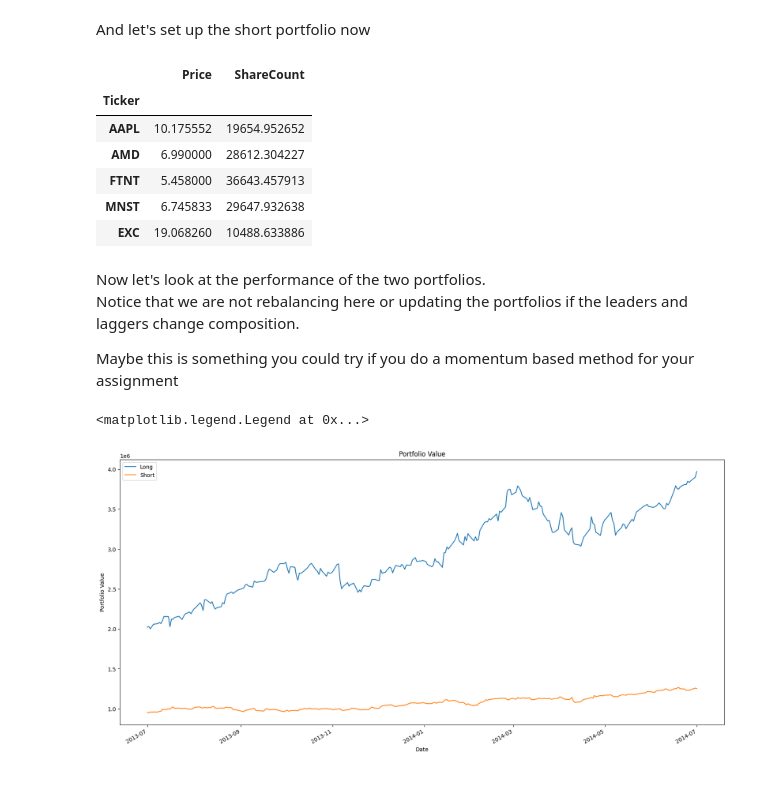
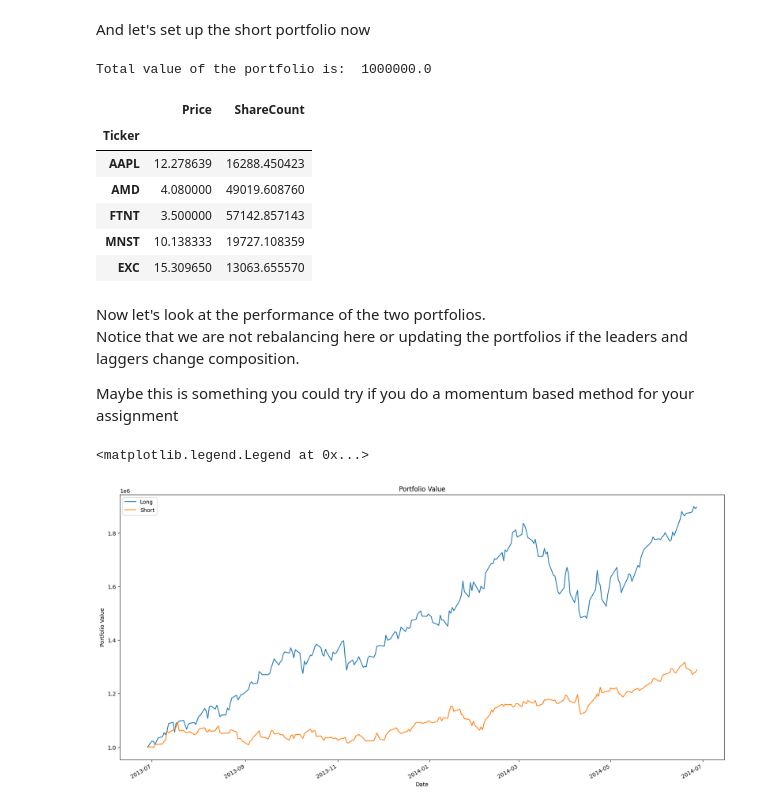
Before and after one commit to howesrichard/CodeFinModUQ, a Jupyter notebook: momentumRH.ipynb, the cells around one changed output. Saved outputs shown, nothing was run; the diff lists cells and outputs as text; code cells hidden in the pictures.

```diff
--- a/momentumRH.ipynb
+++ b/momentumRH.ipynb
@@ -117,19 +117,24 @@ hPricesDT
 # set signal period and convert to timestamps
 signal_start_date = '2012-07-01'
 signal_start_date = pd.Timestamp(signal_start_date)
+
 # set signgal_end_date to be 1 year after signal_start_date
-signal_end_date = signal_start_date + signal_end_date.DateOffset(years=1)
-print(signal_end_date)
-
+signal_end_date = signal_start_date + pd.DateOffset(years=1) + pd.DateOffset(days=-1)
 
 # create a dataframe called signalDT that contains the prices for the signal period
 signalDT = pd.DataFrame()
-signalDT = hPricesDT[signal_start_date:+ signal_end_date.DateOffset(years=1)]
-
-# print the last record of signalDT
-print(hPricesDT[signal_start_date:signal_end_date])
+signalDT = hPricesDT[signal_start_date:signal_end_date]
+print(hPricesDT[signal_start_date+pd.DateOffset(days=-5):signal_start_date+pd.DateOffset(days=+5)]['AAPL'])
 
 # convert the prices to index values and put them in a dataframe called signalIndexDT
 signalIndexDT = pd.DataFrame()
 signalIndexDT = signalDT / signalDT.iloc[0]
+print(signalIndexDT[signal_start_date+pd.DateOffset(days=-5):signal_start_date+pd.DateOffset(days=+5)]['AAPL'])
+
+# reset the signal dates to the first and last dates in the signalIndexDT dataframe index (noting that holidays and weekends will be skipped)
+signal_start_date = signalIndexDT.index[0]
+signal_end_date = signalIndexDT.index[-1]
+print(signal_start_date)
+print(signal_end_date)
+print(signalIndexDT[signal_end_date:signal_end_date]['AAPL'])
 # %% [output]
@@ -137,21 +158,17 @@ AttributeError: 'Timestamp' object has no attribute 'DateOffset'
 # %%
 # create a list of the 5 tickers with the highest index numbers at the end of the period
-top5 = []
 top5 = signalIndexDT.iloc[-1].nlargest(5).index.tolist()
 
-
 # create a list of the 5 tickers with the lowest index numbers at the end of the period
-bottom5 = []
 bottom5 = signalIndexDT.iloc[-1].nsmallest(5).index.tolist()
 
 # create a list of the other tickers
-otherTickers = []
 otherTickers = signalIndexDT.columns.tolist()
 for ticker in top5:
     otherTickers.remove(ticker)
 for ticker in bottom5:
     otherTickers.remove(ticker)
 
-top5, bottom5
+top5, bottom5, otherTickers
 # %% [output]
 (['TSLA', 'NFLX', 'TMUS', 'MU', 'GILD'],
@@ -182,8 +218,8 @@ opening_portfolio_value = 1000000
 
 # create a list of the prices in hPricesDT for top5
 top5Prices = []
-#top5Prices = signalDT[signal_end_date][top5].tolist()
-print(signalDT[signal_start_date][top5])
+top5Prices = signalDT.iloc[-1][top5].tolist()
+print(top5Prices)
 
 # set top5Weights to be the portfolio size divided by the prices in top5Prices
 top5shareCount = []
@@ -198,8 +234,9 @@ longPORT.set_index('Ticker', inplace=True)
 longPORT
 
 
-# add up all the prices for hPricesDT[top5].iloc[signal_end_index]
+# check the opening value of the portfolio
 currentValue = longPORT['Price'] * longPORT['ShareCount']
+print('Total value of the portfolio is: ', currentValue.sum())
 
 longPORT
 # %% [output]
@@ -208,21 +253,27 @@ KeyError: Timestamp('2012-07-01 00:00:00')
 And let's set up the short portfolio now
 # %%
 bottom5Prices = []
-bottom5Prices = hPricesDT.iloc[signal_end_date][bottom5].tolist()
+bottom5Prices = signalDT.iloc[-1][bottom5].tolist()
 bottom5shareCount = []
 bottom5shareCount = opening_portfolio_value / 5 / np.array(bottom5Prices)
 shortPORTinput = {'Ticker': bottom5, 'Price': bottom5Prices, 'ShareCount': bottom5shareCount}
 shortPORT = pd.DataFrame(shortPORTinput)
 shortPORT.set_index('Ticker', inplace=True)
+
+# check the opening value of the portfolio
+currentValue = shortPORT['Price'] * shortPORT['ShareCount']
+print('Total value of the portfolio is: ', currentValue.sum())
+
 shortPORT
 # %% [output]
+Total value of the portfolio is:  1000000.0
 |  | Price | ShareCount |
 | Ticker |  |  |
-| AAPL | 10.175552 | 19654.952652 |
-| AMD | 6.990000 | 28612.304227 |
-| FTNT | 5.458000 | 36643.457913 |
-| MNST | 6.745833 | 29647.932638 |
-| EXC | 19.068260 | 10488.633886 |
+| AAPL | 12.278639 | 16288.450423 |
+| AMD | 4.080000 | 49019.608760 |
+| FTNT | 3.500000 | 57142.857143 |
+| MNST | 10.138333 | 19727.108359 |
+| EXC | 15.309650 | 13063.655570 |
 # %% [markdown]
 Now let's look at the performance of the two portfolios.
 Notice that we are not rebalancing here or updating the portfolios if the leaders and laggers change composition.
@@ -231,22 +282,22 @@ Maybe this is something you could try if you do a momentum based method for your
 # %%
 # define trading_start_date and tranding_end_date
 trading_start_date = signal_end_date
 # set trading_end_date to be 1 year after trading_start_date
-trading_end_date = pd.to_datetime(trading_start_date) + pd.DateOffset(years=1)
+trading_end_date = trading_start_date + pd.DateOffset(years=1)
 
 # calculate portfolio values during the trading period
 longPORT_values = hPricesDT[trading_start_date:trading_end_date][top5]*longPORT['ShareCount']
 shortPORT_values = hPricesDT[trading_start_date:trading_end_date][bottom5]*shortPORT['ShareCount']
 
 #chart the performance of the long and short portfolios
 longPORT_values['Total'] = longPORT_values.sum(axis=1)
 shortPORT_values['Total'] = shortPORT_values.sum(axis=1)
 longPORT_values['Total'].plot(figsize=(20,10))
 shortPORT_values['Total'].plot(figsize=(20,10))
 plt.xlabel('Date')
 plt.ylabel('Portfolio Value')
 plt.title('Portfolio Value')
 plt.legend(['Long', 'Short'])
 # %% [output]
 <matplotlib.legend.Legend at 0x...>
-[figure, old version]
+[figure, new version]
```
Also changed, not shown: parts of 6 cells of this notebook, 1 other file.
